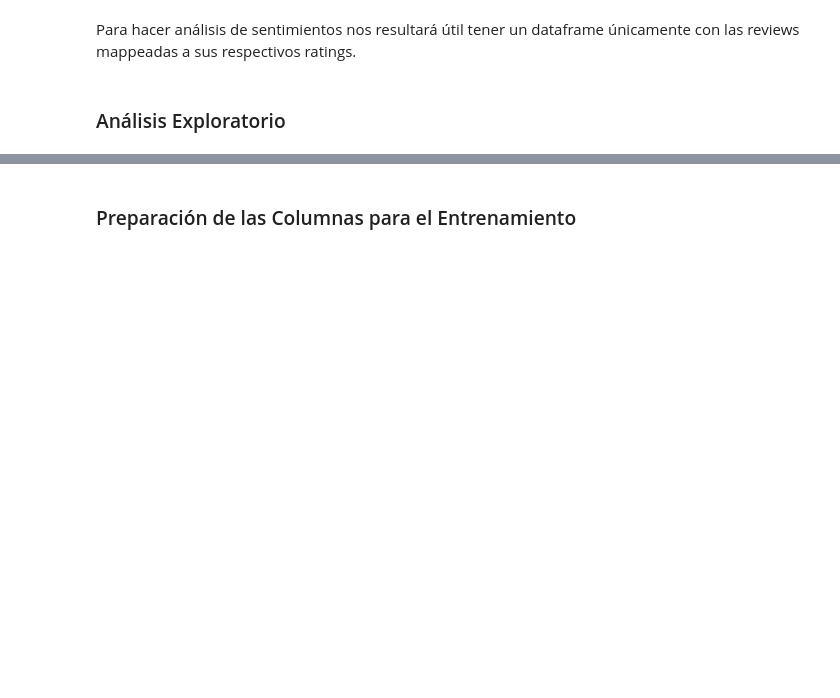
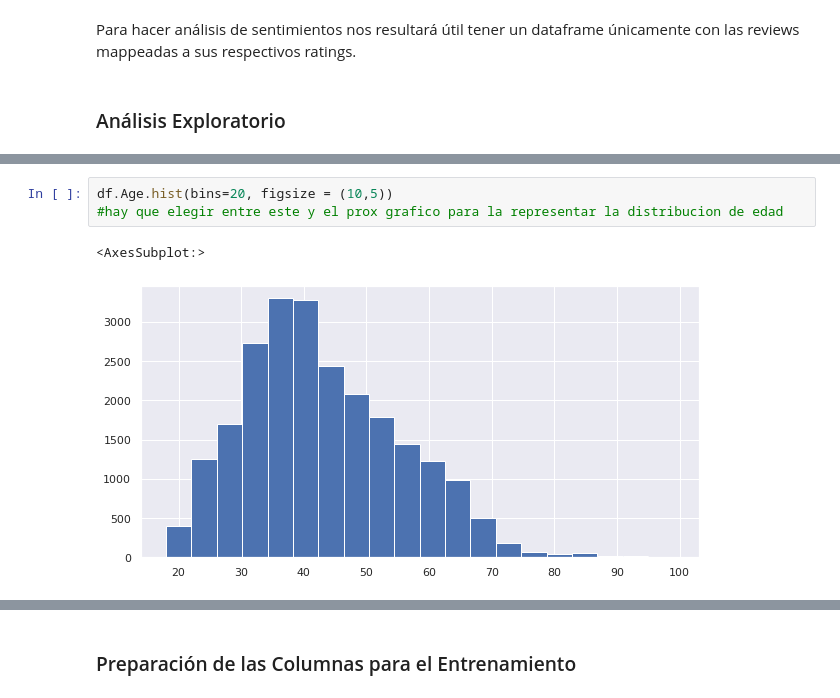
Before and after one commit to Jonathan-R0/TP2-OrganizacionDeDatos, a Jupyter notebook: src/Parte1.ipynb, the cells around one changed output, grey strips where cells are left out. Cells and saved outputs as stored; diff of their text form; blank space fills up the shorter version.

Commit message:
Agrego descripcion de variables y algunos graficos

```diff
--- a/src/Parte1.ipynb
+++ b/src/Parte1.ipynb
@@ -100,0 +131,6 @@ df
+# %%
+df.Age.hist(bins=20, figsize = (10,5))
+#hay que elegir entre este y el prox grafico para la representar la distribucion de edad
+# %% [output]
+<AxesSubplot:>
+[figure, added]
```
Also changed, not shown: parts of 7 cells of this notebook.
